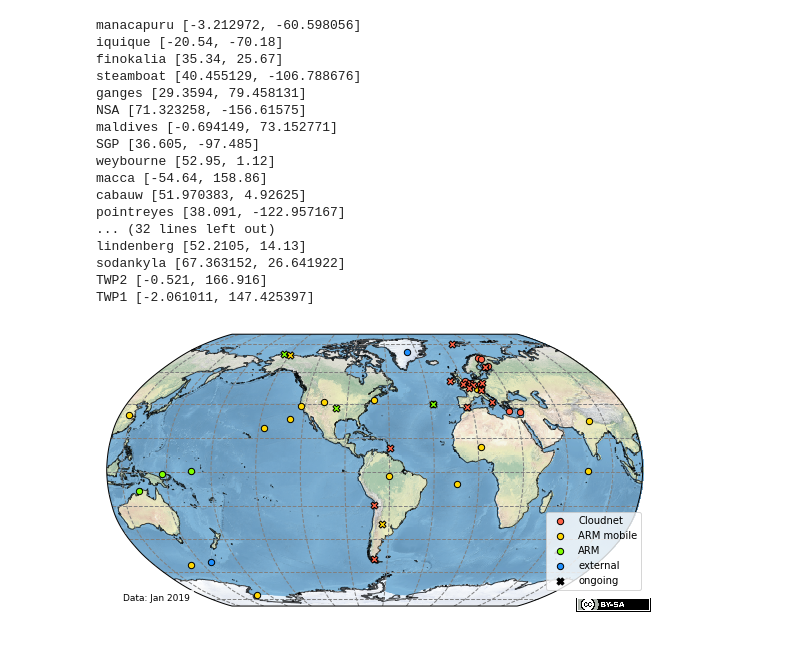
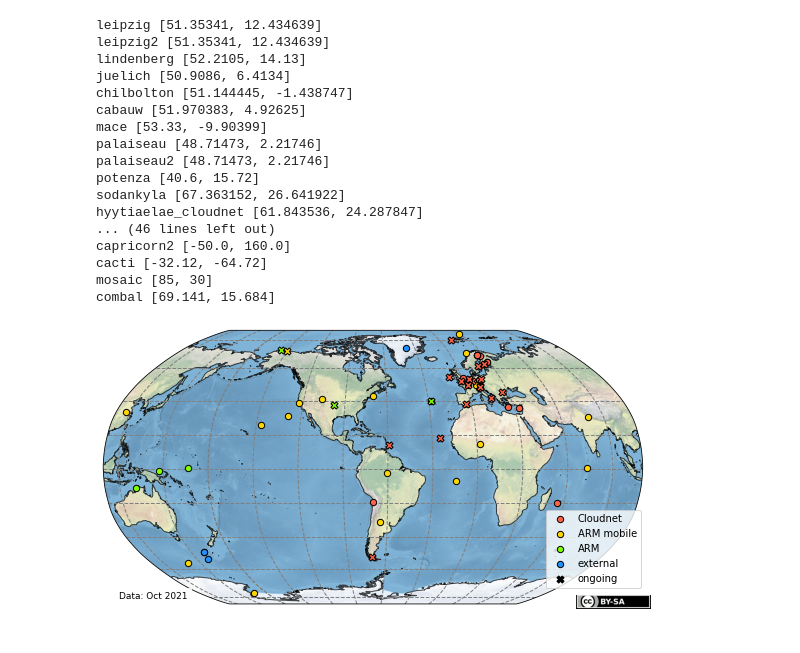
Before and after one commit to martin-rdz/global_gb_cloud_aerosol_profiling, a Jupyter notebook: overview_g-b_profiling.ipynb, the cells around one changed output. Drawn from its saved outputs; the diff is of its cells as text; code cells hidden in the pictures.

Commit message:
Oct 2021 update
read the data availability from the cloudnet api

```diff
--- a/overview_g-b_profiling.ipynb
+++ b/overview_g-b_profiling.ipynb
@@ -37,18 +61,20 @@ gl.yformatter = cartopy.mpl.gridliner.LATITUDE_FORMATTER
 for key, value in sites.items():
     print(key, value['coordinates'])
     if value['coordinates']:
-        dt_end = True if value['duration'][1] == '0' else (
-            datetime.datetime.strptime(value['duration'][1], '%Y-%m') > datetime.datetime(2019,1,1))
-        if dt_end:
+
+        begin, end = get_actual_dates(value['duration'], dt_until)
+        if (dt_until - end) < datetime.timedelta(days=10) and dt_until > begin:
             m = 'X'
             s = 50
             l = ' ongoing'
             zo = 11
-        else:
+        elif dt_until > begin:
             m = 'o'
             s = 40
             l = ''
             zo = 10
+        else:
+            continue
         if value['network'] == 'cloudnet':
             ax.scatter(value['coordinates'][1], value['coordinates'][0], marker=m,
                        facecolor='tomato', edgecolor='black', s=s, zorder=zo,
@@ -71,7 +97,7 @@ for key, value in sites.items():
 #ax.set_extent([-15, 0, 46, 60], ccrs.PlateCarree())
 ax.set_extent([-35, 45, 33, 80], ccrs.PlateCarree())
 
-ax.text(0.85, 0.02, 'Data: Jan 2019', fontsize=10,
+ax.text(0.85, 0.02, data_str, fontsize=10,
         bbox=dict(facecolor='white', alpha=0.85, edgecolor='none'),
         transform=ax.transAxes)
 im = matplotlib.image.imread('cc-botton-by-sa.png')
@@ -80,13 +106,16 @@ newax.imshow(im)
 newax.axis('off')
 
 handles, labels = ax.get_legend_handles_labels()
+print(labels)
 new_labels = [labels[labels.index('Cloudnet')], labels[labels.index('ARM mobile')], labels[labels.index('ARM')],
-              labels[labels.index('external')], 'ongoing']
+              labels[labels.index('external')],
+              'ongoing']
 i = labels.index('Cloudnet ongoing')
 handles[i] = copy.copy(handles[labels.index('Cloudnet ongoing')])
 handles[i].set_color('black')
 new_handles = [handles[labels.index('Cloudnet')], handles[labels.index('ARM mobile')], handles[labels.index('ARM')],
-               handles[labels.index('external')], handles[labels.index('Cloudnet ongoing')]]
+               handles[labels.index('external')],
+               handles[labels.index('Cloudnet ongoing')]]
 leg = ax.legend(new_handles, new_labels, loc=(0.76, 0.78), scatterpoints=1, fontsize=12)
 leg.get_frame().set_alpha(0.7)
 
@@ -134,18 +163,20 @@ gl.yformatter = cartopy.mpl.gridliner.LATITUDE_FORMATTER
 for key, value in sites.items():
     print(key, value['coordinates'])
     if value['coordinates']:
-        dt_end = True if value['duration'][1] == '0' else (
-            datetime.datetime.strptime(value['duration'][1], '%Y-%m') > datetime.datetime(2019,1,1))
-        if dt_end:
+        begin, end = get_actual_dates(value['duration'], dt_until)
+        if (dt_until - end) < datetime.timedelta(days=10) and dt_until > begin:
             m = 'X'
             s = 50
             l = ' ongoing'
             zo = 11
-        else:
+        elif dt_until > begin:
             m = 'o'
             s = 40
             l = ''
             zo = 10
+        else:
+            continue
+
         if value['network'] == 'cloudnet':
             ax.scatter(value['coordinates'][1], value['coordinates'][0], marker=m,
                        facecolor='tomato', edgecolor='black', s=s, zorder=zo,
@@ -161,48 +192,48 @@ for key, value in sites.items():
         if value['network'] == 'ARM_ext':
             ax.scatter(value['coordinates'][1], value['coordinates'][0], marker=m,
                        facecolor='dodgerblue', edgecolor='black', s=s, zorder=zo,
                        transform=ccrs.PlateCarree(), label="external"+l)
 
-ax.text(0.03, 0.02, 'Data: Jan 2019', fontsize=9,
+ax.text(0.03, 0.02, data_str, fontsize=9,
         bbox=dict(facecolor='white', alpha=0.85, edgecolor='none'),
         transform=ax.transAxes)
 im = matplotlib.image.imread('cc-botton-by-sa.png')
 newax = fig.add_axes([0.84, 0.06, 0.13, 0.2], zorder=3)
 newax.imshow(im)
 newax.axis('off')
 
 handles, labels = ax.get_legend_handles_labels()
 new_labels = [labels[labels.index('Cloudnet')], labels[labels.index('ARM mobile')], labels[labels.index('ARM')],
               labels[labels.index('external')], 'ongoing']
 i = labels.index('Cloudnet ongoing')
 handles[i] = copy.copy(handles[labels.index('Cloudnet ongoing')])
 handles[i].set_color('black')
 new_handles = [handles[labels.index('Cloudnet')], handles[labels.index('ARM mobile')], handles[labels.index('ARM')],
                handles[labels.index('external')], handles[labels.index('Cloudnet ongoing')]]
 #leg = ax.legend(new_handles, new_labels, loc=(0.74, 0.8), scatterpoints=1)
 leg = ax.legend(new_handles, new_labels, scatterpoints=1, loc=(0.82, 0.06))
 #leg.get_frame().set_alpha(0.7)
 
 plt.tight_layout()
 savepath = 'map_sites_world.png'
 plt.savefig(savepath, dpi=350)
 # %% [output]
-manacapuru [-3.212972, -60.598056]
-iquique [-20.54, -70.18]
-finokalia [35.34, 25.67]
-steamboat [40.455129, -106.788676]
-ganges [29.3594, 79.458131]
-NSA [71.323258, -156.61575]
-maldives [-0.694149, 73.152771]
-SGP [36.605, -97.485]
-weybourne [52.95, 1.12]
-macca [-54.64, 158.86]
+leipzig [51.35341, 12.434639]
+leipzig2 [51.35341, 12.434639]
+lindenberg [52.2105, 14.13]
+juelich [50.9086, 6.4134]
+chilbolton [51.144445, -1.438747]
 cabauw [51.970383, 4.92625]
-pointreyes [38.091, -122.957167]
-... (32 lines left out)
-lindenberg [52.2105, 14.13]
+mace [53.33, -9.90399]
+palaiseau [48.71473, 2.21746]
+palaiseau2 [48.71473, 2.21746]
+potenza [40.6, 15.72]
 sodankyla [67.363152, 26.641922]
-TWP2 [-0.521, 166.916]
-TWP1 [-2.061011, 147.425397]
+hyytiaelae_cloudnet [61.843536, 24.287847]
+... (46 lines left out)
+capricorn2 [-50.0, 160.0]
+cacti [-32.12, -64.72]
+mosaic [85, 30]
+combal [69.141, 15.684]
-[figure, old version]
+[figure, new version]
 # %%
```
Also changed, not shown: parts of 9 cells of this notebook, 7 other files.
